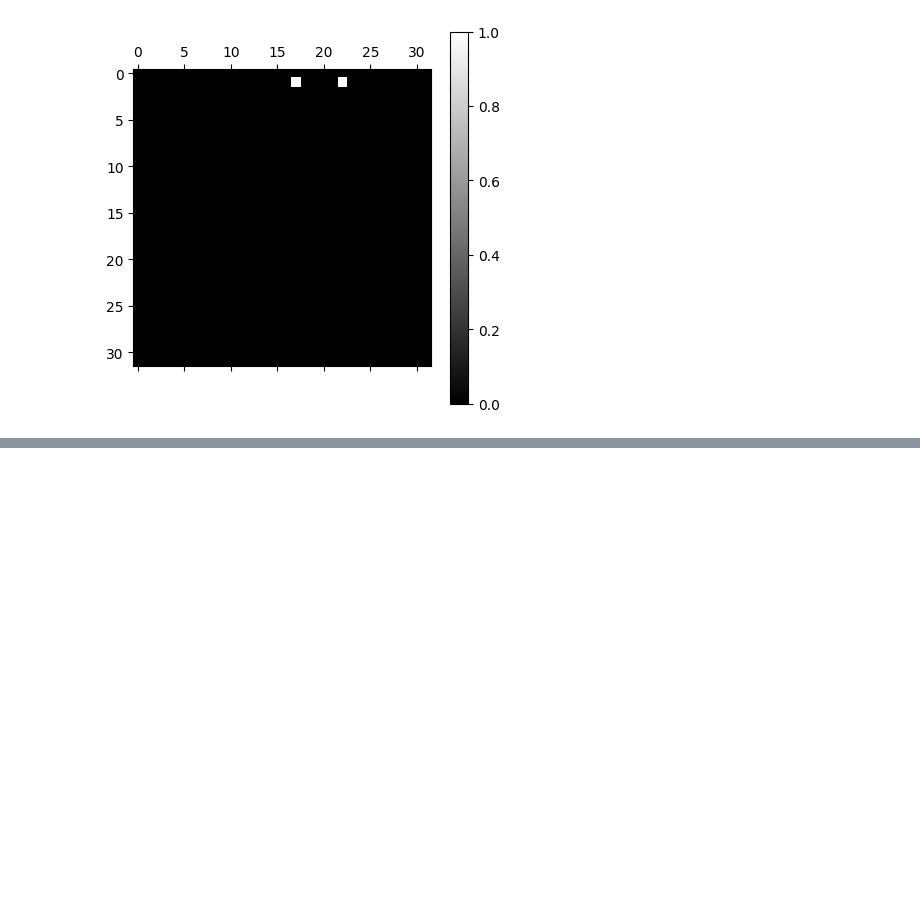
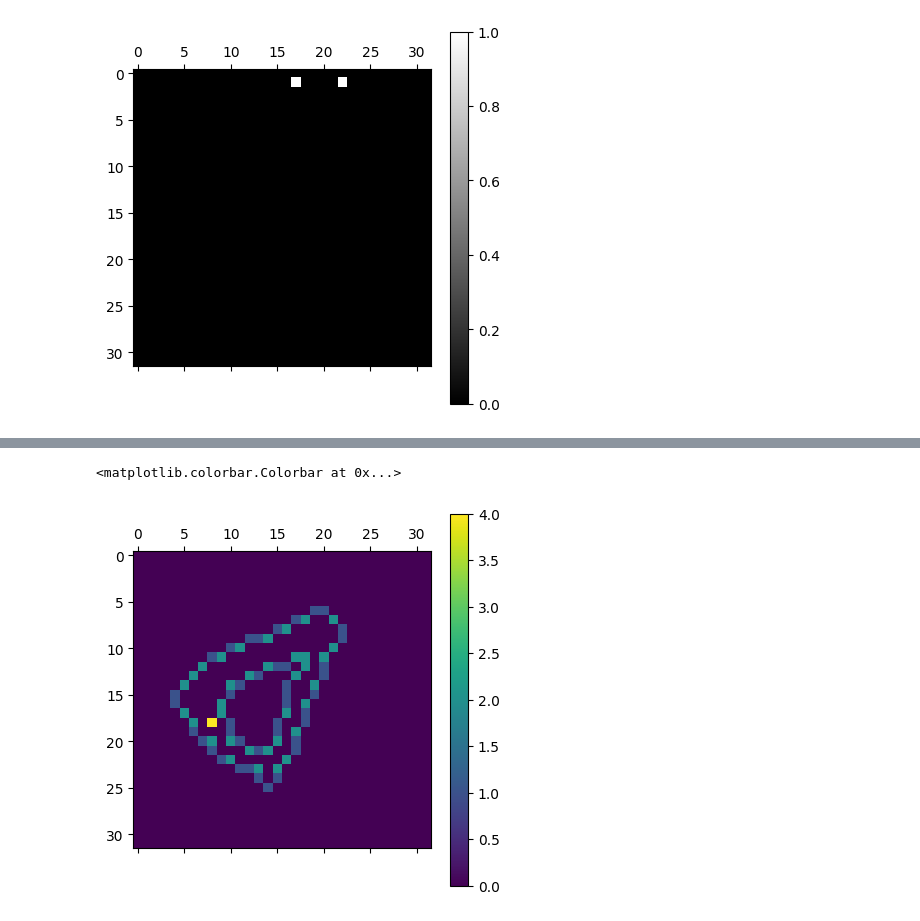
Before and after one commit to abarbieu/slime_mold_nca, a Jupyter notebook: playground.ipynb, the cells around one changed output, grey strips where cells are left out. Drawn from its saved outputs; the diff is of its cells as text; code cells hidden in the pictures; blank space fills up the shorter version.

```diff
--- a/playground.ipynb
+++ b/playground.ipynb
@@ -139,0 +113,9 @@ tenv.display()
+# %%
+kernel = np.array([[0,1,0],[1,100,1],[0,1,0]])
+edges = convolve(tenv.life, kernel)
+edges[edges>100] = 0
+plt.matshow(edges)
+plt.colorbar()
+# %% [output]
+<matplotlib.colorbar.Colorbar at 0x...>
+[figure, added]
```
Also changed, not shown: parts of 9 cells of this notebook, 2 other files.
